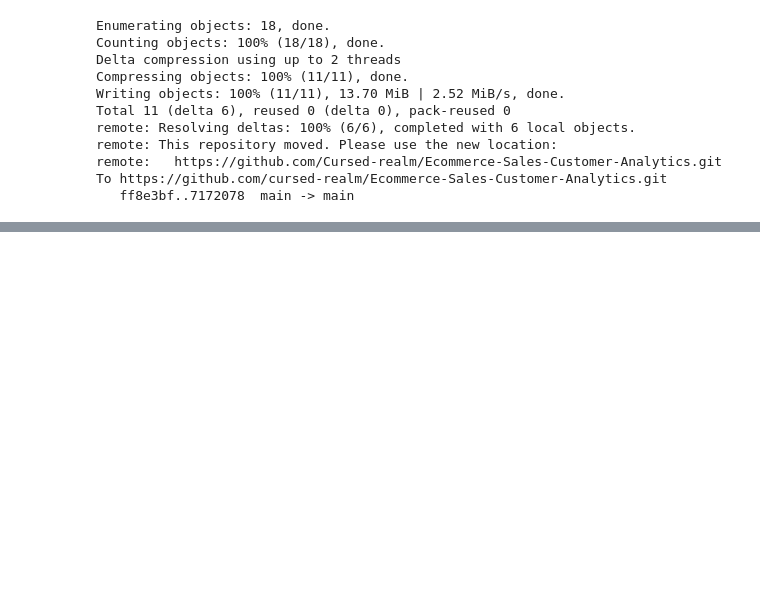
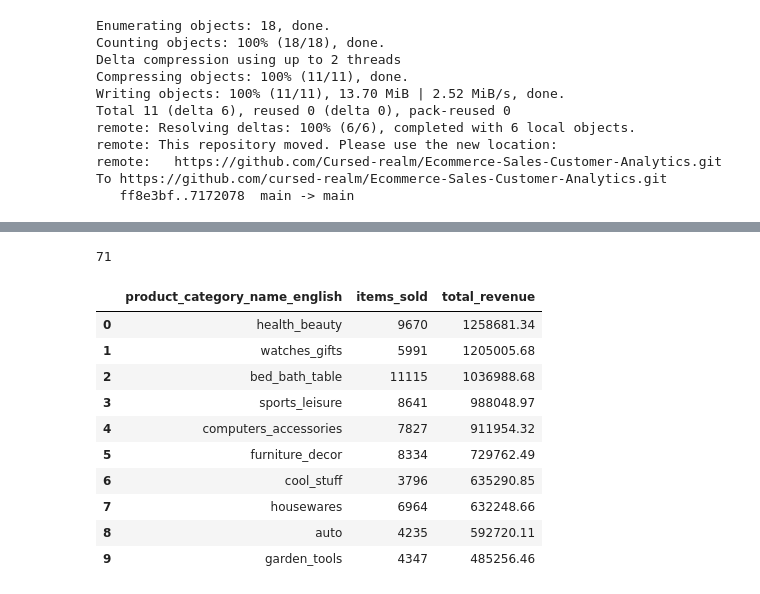
Before and after one commit to Cursed-realm/Ecommerce-Sales-Customer-Analytics, a Jupyter notebook: Ecommerce_Sales_Customer_Analytics.ipynb, the cells around one changed output, grey strips where cells are left out. Drawn from its saved outputs; the diff is of its cells as text; code cells hidden in the pictures; blank space fills up the shorter version.

```diff
--- a/Ecommerce_Sales_Customer_Analytics.ipynb
+++ b/Ecommerce_Sales_Customer_Analytics.ipynb
@@ -470,0 +642,30 @@ To https://github.com/cursed-realm/Ecommerce-Sales-Customer-Analytics.git
+# %%
+category_translation.to_sql('category_translation', conn, if_exists='replace', index=False)
+# %% [output]
+71
+# %%
+query = """
+SELECT ct.product_category_name_english,
+       COUNT(oi.order_id) as items_sold,
+       ROUND(SUM(oi.price), 2) as total_revenue
+FROM order_items oi
+JOIN products p ON oi.product_id = p.product_id
+JOIN category_translation ct ON p.product_category_name = ct.product_category_name
+GROUP BY ct.product_category_name_english
+ORDER BY total_revenue DESC
+LIMIT 10;
+"""
+
+pd.read_sql(query, conn)
+# %% [output]
+|  | product_category_name_english | items_sold | total_revenue |
+| 0 | health_beauty | 9670 | 1258681.34 |
+| 1 | watches_gifts | 5991 | 1205005.68 |
+| 2 | bed_bath_table | 11115 | 1036988.68 |
+| 3 | sports_leisure | 8641 | 988048.97 |
+| 4 | computers_accessories | 7827 | 911954.32 |
+| 5 | furniture_decor | 8334 | 729762.49 |
+| 6 | cool_stuff | 3796 | 635290.85 |
+| 7 | housewares | 6964 | 632248.66 |
+| 8 | auto | 4235 | 592720.11 |
+| 9 | garden_tools | 4347 | 485256.46 |
```
Also changed, not shown: parts of 18 cells of this notebook.
